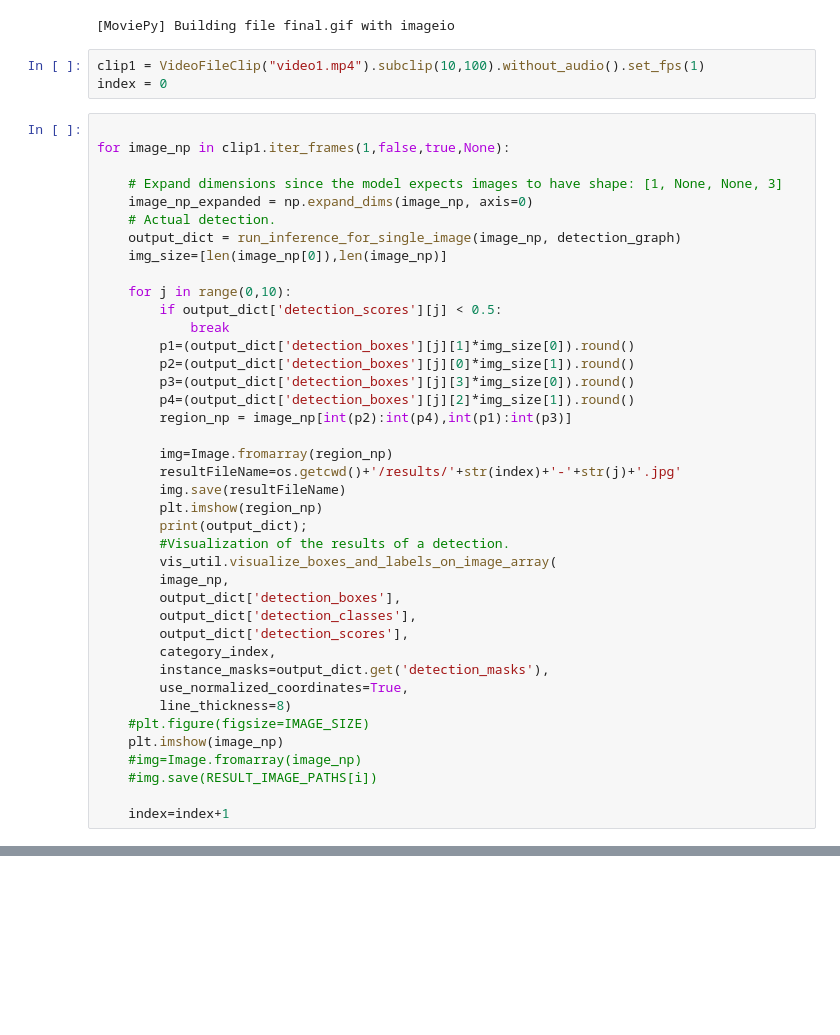
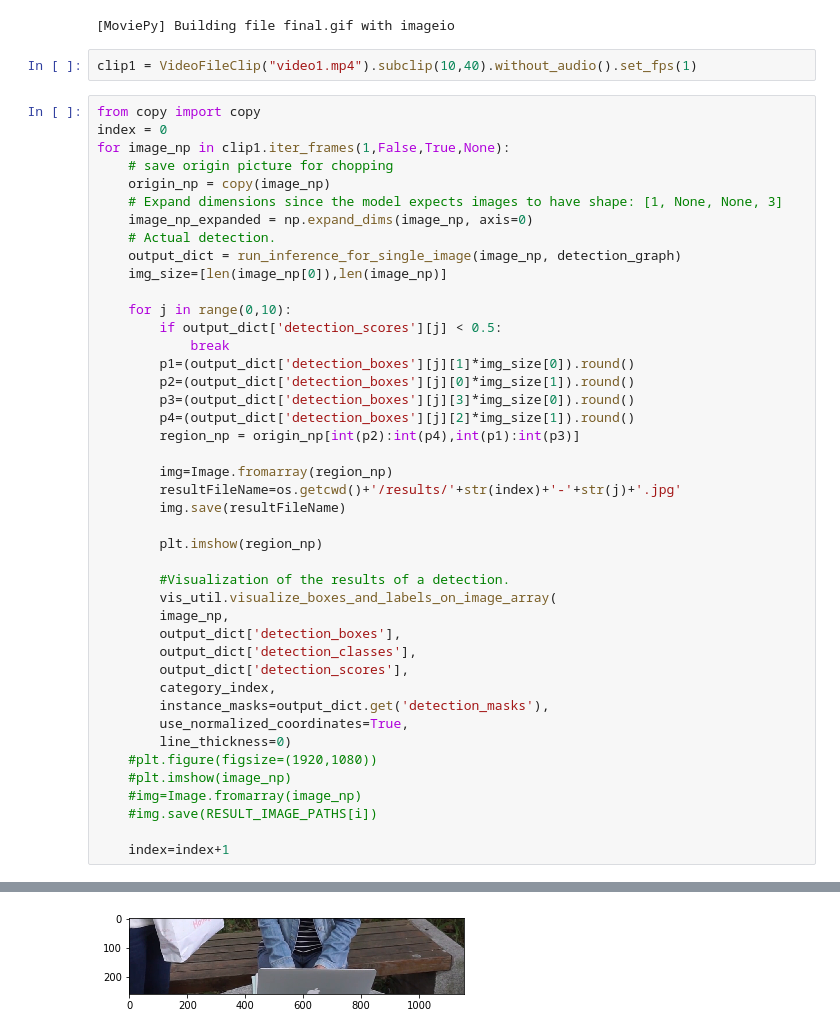
Before and after one commit to jry-king/SE-Summer-Project, a Jupyter notebook: code/object_detection_notebook/object_detection_tutorial_1.ipynb, the cells around one changed output, grey strips where cells are left out. Cells and saved outputs as stored; diff of their text form; blank space fills up the shorter version.

Commit message:
output pictures now don't involve boxes; changed pre-trained model to ssdlite mobilenet

```diff
--- a/code/object_detection_notebook/object_detection_tutorial_1.ipynb
+++ b/code/object_detection_notebook/object_detection_tutorial_1.ipynb
@@ -271,12 +271,13 @@ clip1.write_gif("final.gif")
 # %% [output]
 [MoviePy] Building file final.gif with imageio
 # %%
-clip1 = VideoFileClip("video1.mp4").subclip(10,100).without_audio().set_fps(1)
-index = 0
+clip1 = VideoFileClip("video1.mp4").subclip(10,40).without_audio().set_fps(1)
 # %%
-
-for image_np in clip1.iter_frames(1,false,true,None):
-
+from copy import copy
+index = 0
+for image_np in clip1.iter_frames(1,False,True,None):
+    # save origin picture for chopping
+    origin_np = copy(image_np)
     # Expand dimensions since the model expects images to have shape: [1, None, None, 3]
     image_np_expanded = np.expand_dims(image_np, axis=0)
     # Actual detection.
@@ -290,13 +291,14 @@ for image_np in clip1.iter_frames(1,false,true,None):
         p2=(output_dict['detection_boxes'][j][0]*img_size[1]).round()
         p3=(output_dict['detection_boxes'][j][3]*img_size[0]).round()
         p4=(output_dict['detection_boxes'][j][2]*img_size[1]).round()
-        region_np = image_np[int(p2):int(p4),int(p1):int(p3)]
+        region_np = origin_np[int(p2):int(p4),int(p1):int(p3)]
 
         img=Image.fromarray(region_np)
         resultFileName=os.getcwd()+'/results/'+str(index)+'-'+str(j)+'.jpg'
         img.save(resultFileName)
+
         plt.imshow(region_np)
-        print(output_dict);
+
         #Visualization of the results of a detection.
         vis_util.visualize_boxes_and_labels_on_image_array(
         image_np,
@@ -306,10 +308,11 @@ for image_np in clip1.iter_frames(1,false,true,None):
         category_index,
         instance_masks=output_dict.get('detection_masks'),
         use_normalized_coordinates=True,
-        line_thickness=8)
-    #plt.figure(figsize=IMAGE_SIZE)
-    plt.imshow(image_np)
+        line_thickness=0)
+    #plt.figure(figsize=(1920,1080))
+    #plt.imshow(image_np)
     #img=Image.fromarray(image_np)
     #img.save(RESULT_IMAGE_PATHS[i])
 
     index=index+1
+# %% [output]
@@ -315,0 +336 @@ for image_np in clip1.iter_frames(1,false,true,None):
+[figure, added]
```
Also changed, not shown: parts of 4 cells of this notebook.
